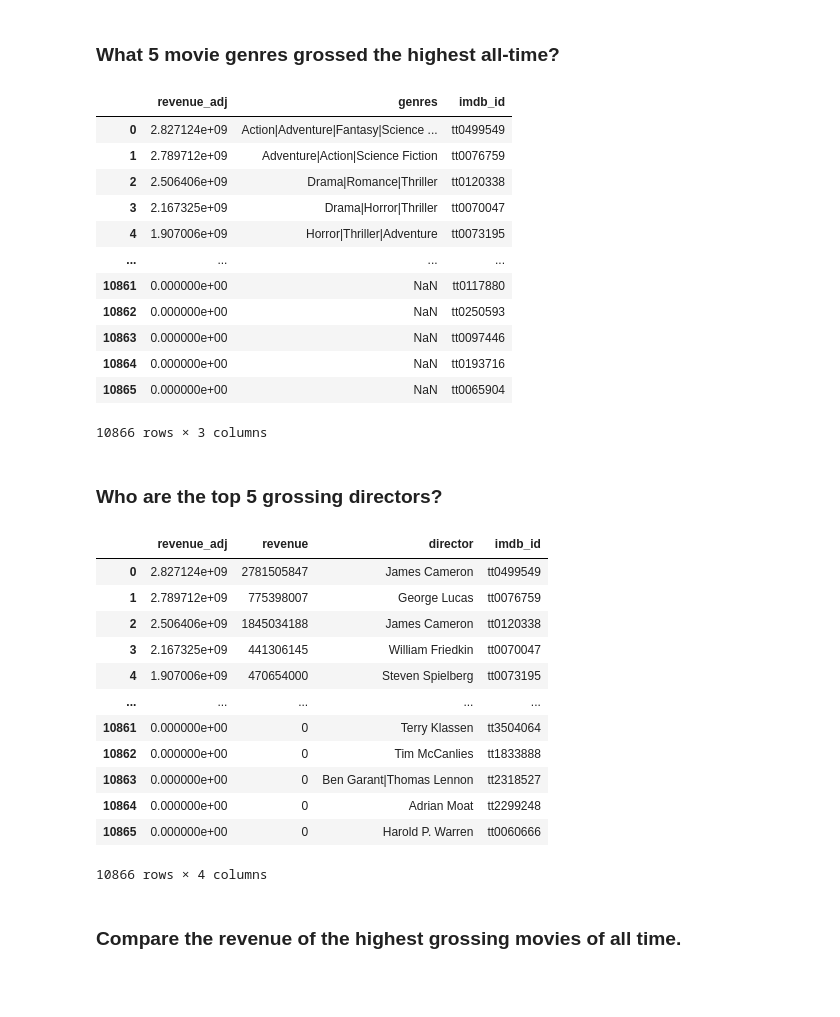
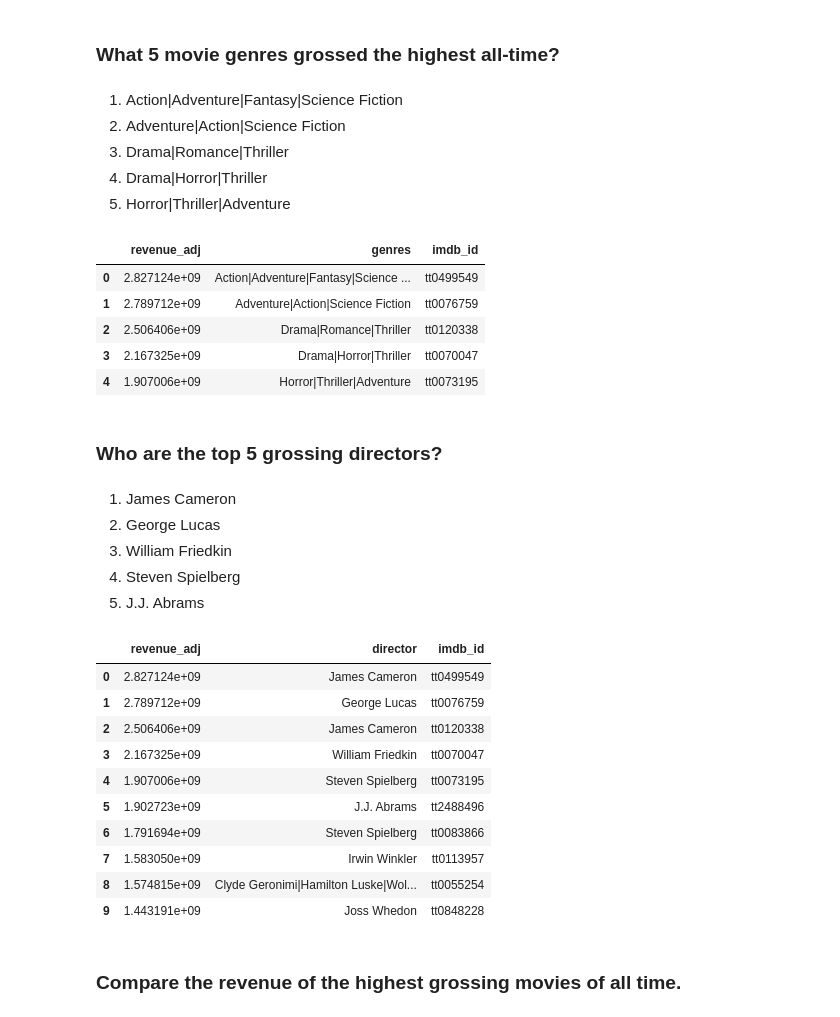
Before and after one commit to vanessaromandelgado/imdb-movie-data-analysis, a Jupyter notebook: Movie Revenue Analysis.ipynb, the cells around one changed output. Cells and saved outputs as stored; diff of their text form; code cells hidden in the pictures; blank space fills up the shorter version.

```diff
--- a/Movie Revenue Analysis.ipynb
+++ b/Movie Revenue Analysis.ipynb
@@ -108,8 +126,16 @@ Name: imdb_id, Length: 10866, dtype: object
 # %% [markdown]
 ### What 5 movie genres grossed the highest all-time?
+# %% [markdown]
+<ol>
+    <li>Action|Adventure|Fantasy|Science Fiction</li>
+    <li>Adventure|Action|Science Fiction</li>
+    <li>Drama|Romance|Thriller</li>
+    <li>Drama|Horror|Thriller</li>
+    <li>Horror|Thriller|Adventure</li>
+</ol>
 # %%
-highest_gross_genres= movies[['revenue_adj', 'genres','imdb_id' ]].sort_values(['revenue_adj','genres'], ascending=False).reset_index(drop=True)
-highest_gross_genres
+highest_gross_genres = movies[['revenue_adj', 'genres','imdb_id' ]].sort_values(['revenue_adj','genres'], ascending=False).reset_index(drop=True)
+highest_gross_genres.head(5)
 # %% [output]
 |  | revenue_adj | genres | imdb_id |
 | 0 | 2.827124e+09 | Action|Adventure|Fantasy|Science ... | tt0499549 |
@@ -117,12 +143,5 @@ highest_gross_genres
 | 2 | 2.506406e+09 | Drama|Romance|Thriller | tt0120338 |
 | 3 | 2.167325e+09 | Drama|Horror|Thriller | tt0070047 |
 | 4 | 1.907006e+09 | Horror|Thriller|Adventure | tt0073195 |
-| ... | ... | ... | ... |
-| 10861 | 0.000000e+00 | NaN | tt0117880 |
-| 10862 | 0.000000e+00 | NaN | tt0250593 |
-| 10863 | 0.000000e+00 | NaN | tt0097446 |
-| 10864 | 0.000000e+00 | NaN | tt0193716 |
-| 10865 | 0.000000e+00 | NaN | tt0065904 |
-10866 rows × 3 columns
 # %% [markdown]
 ### Who are the top 5 grossing directors?
@@ -132,20 +148,26 @@ highest_gross_genres
+# %% [markdown]
+<ol>
+    <li>James Cameron</li>
+    <li>George Lucas</li>
+    <li>William Friedkin</li>
+    <li>Steven Spielberg</li>
+    <li>J.J. Abrams </li>
+</ol>
 # %%
-highest_gross_directors= movies[['revenue_adj','revenue', 'director', 'imdb_id', ]].sort_values(['revenue_adj'], ascending=False).reset_index(drop=True)
-highest_gross_directors
+highest_gross_directors= movies[['revenue_adj', 'director', 'imdb_id', ]].sort_values(['revenue_adj'], ascending=False).reset_index(drop=True)
+highest_gross_directors.head(10)
 # %% [output]
-|  | revenue_adj | revenue | director | imdb_id |
-| 0 | 2.827124e+09 | 2781505847 | James Cameron | tt0499549 |
-| 1 | 2.789712e+09 | 775398007 | George Lucas | tt0076759 |
-| 2 | 2.506406e+09 | 1845034188 | James Cameron | tt0120338 |
-| 3 | 2.167325e+09 | 441306145 | William Friedkin | tt0070047 |
-| 4 | 1.907006e+09 | 470654000 | Steven Spielberg | tt0073195 |
-| ... | ... | ... | ... | ... |
-| 10861 | 0.000000e+00 | 0 | Terry Klassen | tt3504064 |
-| 10862 | 0.000000e+00 | 0 | Tim McCanlies | tt1833888 |
-| 10863 | 0.000000e+00 | 0 | Ben Garant|Thomas Lennon | tt2318527 |
-| 10864 | 0.000000e+00 | 0 | Adrian Moat | tt2299248 |
-| 10865 | 0.000000e+00 | 0 | Harold P. Warren | tt0060666 |
+|  | revenue_adj | director | imdb_id |
+| 0 | 2.827124e+09 | James Cameron | tt0499549 |
+| 1 | 2.789712e+09 | George Lucas | tt0076759 |
+| 2 | 2.506406e+09 | James Cameron | tt0120338 |
+| 3 | 2.167325e+09 | William Friedkin | tt0070047 |
+| 4 | 1.907006e+09 | Steven Spielberg | tt0073195 |
+| 5 | 1.902723e+09 | J.J. Abrams | tt2488496 |
+| 6 | 1.791694e+09 | Steven Spielberg | tt0083866 |
+| 7 | 1.583050e+09 | Irwin Winkler | tt0113957 |
+| 8 | 1.574815e+09 | Clyde Geronimi|Hamilton Luske|Wol... | tt0055254 |
+| 9 | 1.443191e+09 | Joss Whedon | tt0848228 |
-10866 rows × 4 columns
 # %% [markdown]
 ### Compare the revenue of the highest grossing movies of all time.
 # %%
```
Also changed, not shown: parts of 7 cells of this notebook, 1 other file.
